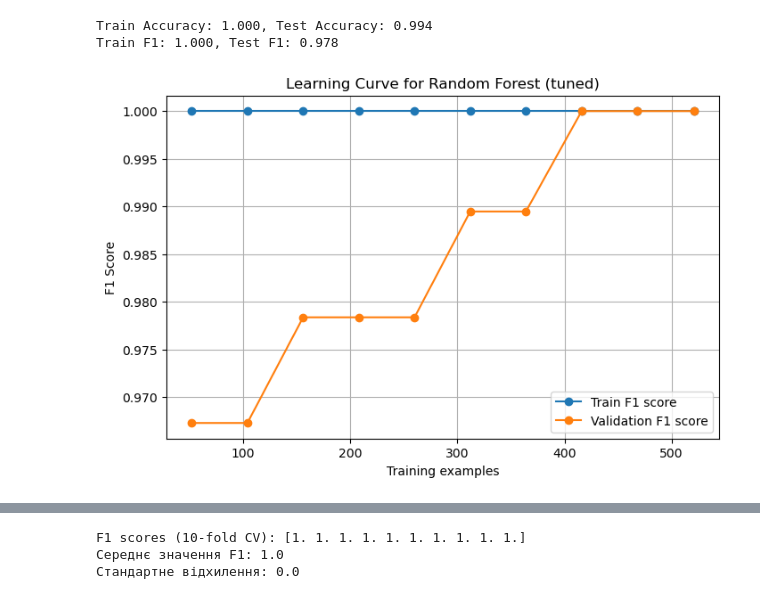
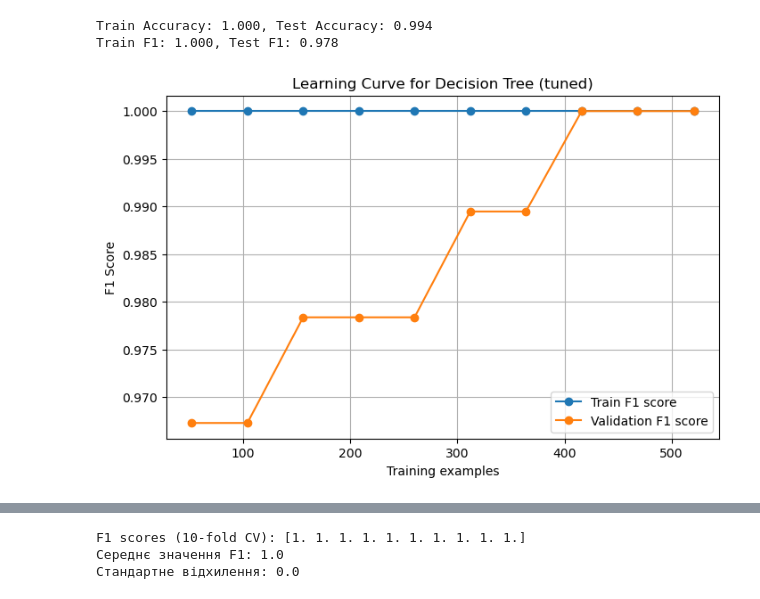
Before and after one commit to eerieiry/Coffee_Tea_and_Beverages_analysis, a Jupyter notebook: Coffee_Tea_and_Beverages_analysis.ipynb, the cells around one changed output, grey strips where cells are left out. Drawn from its saved outputs; the diff is of its cells as text; code cells hidden in the pictures.

```diff
--- a/Coffee_Tea_and_Beverages_analysis.ipynb
+++ b/Coffee_Tea_and_Beverages_analysis.ipynb
@@ -505,29 +510,29 @@ print(f"Train F1: {train_f1:.3f}, Test F1: {test_f1:.3f}")
 # %% [output]
 Train Accuracy: 1.000, Test Accuracy: 0.994
 Train F1: 1.000, Test F1: 0.978
-# %%
-from sklearn.model_selection import learning_curve
-
-model = best_dt
-train_sizes, train_scores, test_scores = learning_curve(
-    model, X_train, y_train, cv=5, scoring='f1', n_jobs=-1,
-    train_sizes=np.linspace(0.1, 1.0, 10)
-)
-
-train_scores_mean = train_scores.mean(axis=1)
-test_scores_mean = test_scores.mean(axis=1)
-
-plt.figure(figsize=(8, 5))
-plt.plot(train_sizes, train_scores_mean, 'o-', label='Train F1 score')
-plt.plot(train_sizes, test_scores_mean, 'o-', label='Validation F1 score')
-plt.xlabel("Training examples")
-plt.ylabel("F1 Score")
-plt.legend(loc="best")
-plt.title("Learning Curve for Random Forest (tuned)")
-plt.grid(True)
-plt.show()
-# %% [output]
-[figure, removed]
+# %%
+from sklearn.model_selection import learning_curve
+
+model = best_dt
+train_sizes, train_scores, test_scores = learning_curve(
+    model, X_train, y_train, cv=5, scoring='f1', n_jobs=-1,
+    train_sizes=np.linspace(0.1, 1.0, 10)
+)
+
+train_scores_mean = train_scores.mean(axis=1)
+test_scores_mean = test_scores.mean(axis=1)
+
+plt.figure(figsize=(8, 5))
+plt.plot(train_sizes, train_scores_mean, 'o-', label='Train F1 score')
+plt.plot(train_sizes, test_scores_mean, 'o-', label='Validation F1 score')
+plt.xlabel("Training examples")
+plt.ylabel("F1 Score")
+plt.legend(loc="best")
+plt.title("Learning Curve for Decision Tree (tuned)")
+plt.grid(True)
+plt.show()
+# %% [output]
+[figure, added]
 # %%
 cv_scores = cross_val_score(model, X_train, y_train, cv=5, scoring='f1')
 print(f"CV F1 mean: {cv_scores.mean():.3f}, std: {cv_scores.std():.3f}")
```
Also changed, not shown: parts of 9 cells of this notebook.
